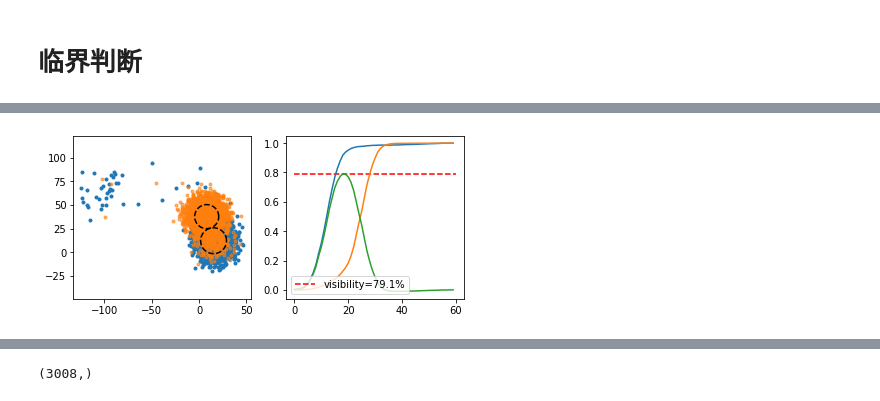
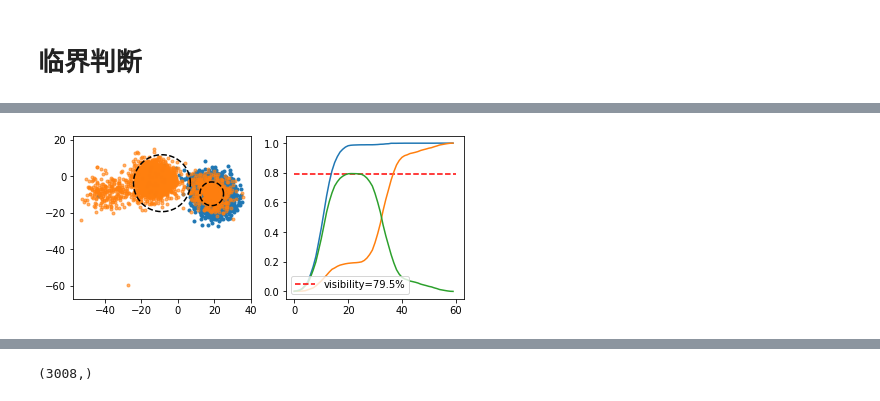
Before and after one commit to zhaoshoukuan/-ipynb, a Jupyter notebook: qw20_population.ipynb, the cells around one changed output, grey strips where cells are left out. Saved outputs shown, nothing was run; the diff lists cells and outputs as text; code cells hidden in the pictures.

```diff
--- a/qw20_population.ipynb
+++ b/qw20_population.ipynb
@@ -1196,0 +1368,3 @@ measure.onwhich
+# %%
+t_rabi = np.append(np.arange(1800,4900,30),np.append(np.arange(4900,4940,2),np.arange(4940,t_end,0.4)))
+np.shape(t_rabi)
@@ -1412,12 +1637,13 @@ TypeError: cannot unpack non-iterable NoneType object
 # %% [markdown]
 # OPTweight
 # %%
-q_target = ['q7']
+q_target = ['q10']
 job = Job(mrw.readOpweight, (measure,q_target), tags=q_target, max=2)
 ampop= await job.done()
 amp_off, amp_on = ampop[0][0,:], ampop[0][1,:]
 ampdiff = np.abs(amp_on-amp_off)
-weight = ampdiff/np.mean(ampdiff)
+weight = (ampdiff/np.mean(ampdiff))
+# weight /= np.max(np.abs(weight))
 measure.qubits[q_target[0]].weight = weight
 plt.figure()
 # plt.plot(np.abs(amp_off))
@@ -1434,7 +1660,7 @@ q10.timing
 # %% [output]
 {'z>xy': -1e-08, 'read>xy': 3.044e-06}
 # %%
-q_target = ['q7']
+q_target = ['q10']
 # await measure.attinst['com8'].set_att(30)
 # await measure.attinst[q_target.inst['com']].set_att(q_target.power_rabi)
 await mrw.jpa_switch(measure,state='ON')
@@ -1480,8 +1706,8 @@ await psg['psg_lo'].setValue('Frequency',6.729e9)
 # %% [markdown]
 # 临界判断
 # %%
-measure.readamp = [0.05]
-measure.ringup = [150]
-measure.ringupamp = [0.16]
-pulse = await cww.modulation_read(measure,measure.delta,readlen=1800,weight=weight)
+measure.readamp = [0.03]
+measure.ringup = [120]
+measure.ringupamp = [0.1]
+pulse = await cww.modulation_read(measure,measure.delta,readlen=1200,weight=weight)
 # %%
@@ -1491,31 +1715,31 @@ q2 = measure.qubits['q2']
 # %%
-q_target = q7
+q_target = q10
 # await measure.attinst['com8'].set_att(29)
 await mrw.jpa_switch(measure,'ON')
 job = Job(mrw.threshHold, (measure,[q_target.q_name]), tags=[q_target.q_name], max=3)
 st, s_st, s_st_Q = await job.done()
 num = measure.n
 fig, axes = plt.subplots(ncols=2,nrows=num,figsize=(7,3*num))
 for i in range(measure.n):
     s_off, s_on, s_on2 = s_st[0,:,i], s_st[1,:,i], s_st[2,:,i]
     data = await mrw.visibility(1,s_off,s_on)
     ax0 = axes[i][0] if num>1 else axes[i]
     ax0.plot(np.real(s_off),np.imag(s_off),'.')
     ax0.plot(np.real(s_on),np.imag(s_on),'.',alpha=0.6)
 #     ax0.plot(np.real(s_on2),np.imag(s_on2),'.',alpha=0.6)
     ax0.plot(*(data[0][3]),'k--')
     ax0.plot(*(data[0][4]),'k--')
     ax0.axis('equal')
     ax1 = axes[i][1] if num>1 else axes[i+1]
     for j in data[0][:3]:
         ax1.plot(j)
     maxdata = np.max(data[0][2])
     ax1.hlines(maxdata,0,60,'r','--',label=f'visibility={round(maxdata*100,1)}%')
     ax1.legend(loc='lower left')
 #     ax1.vlines([0],10,-100)
 #     ax1.hlines([0],-10,100)
 
 plt.show()
 # %% [output]
 [interactive output not drawn]
-[figure, old version]
+[figure, new version]
```
Also changed, not shown: parts of 129 cells of this notebook, 1 other file.
